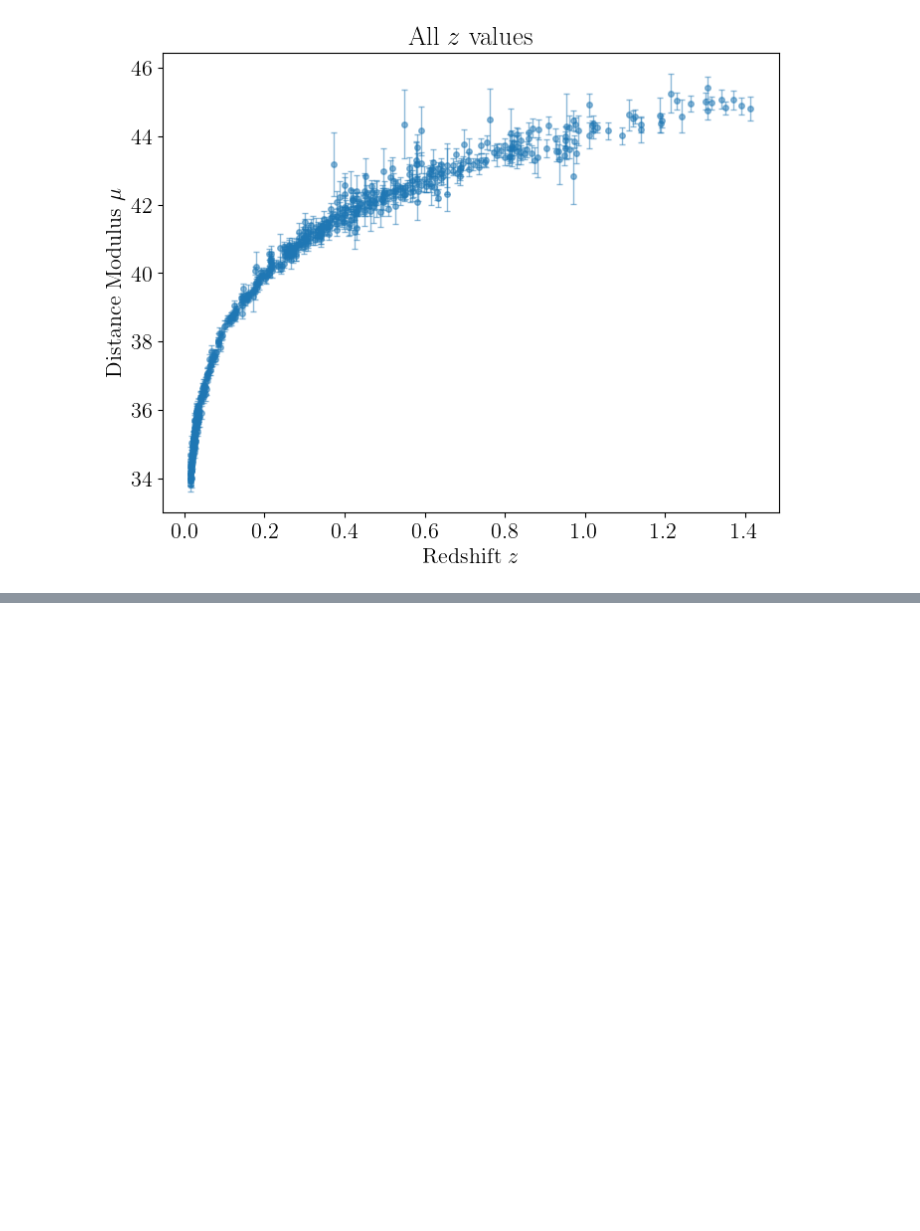
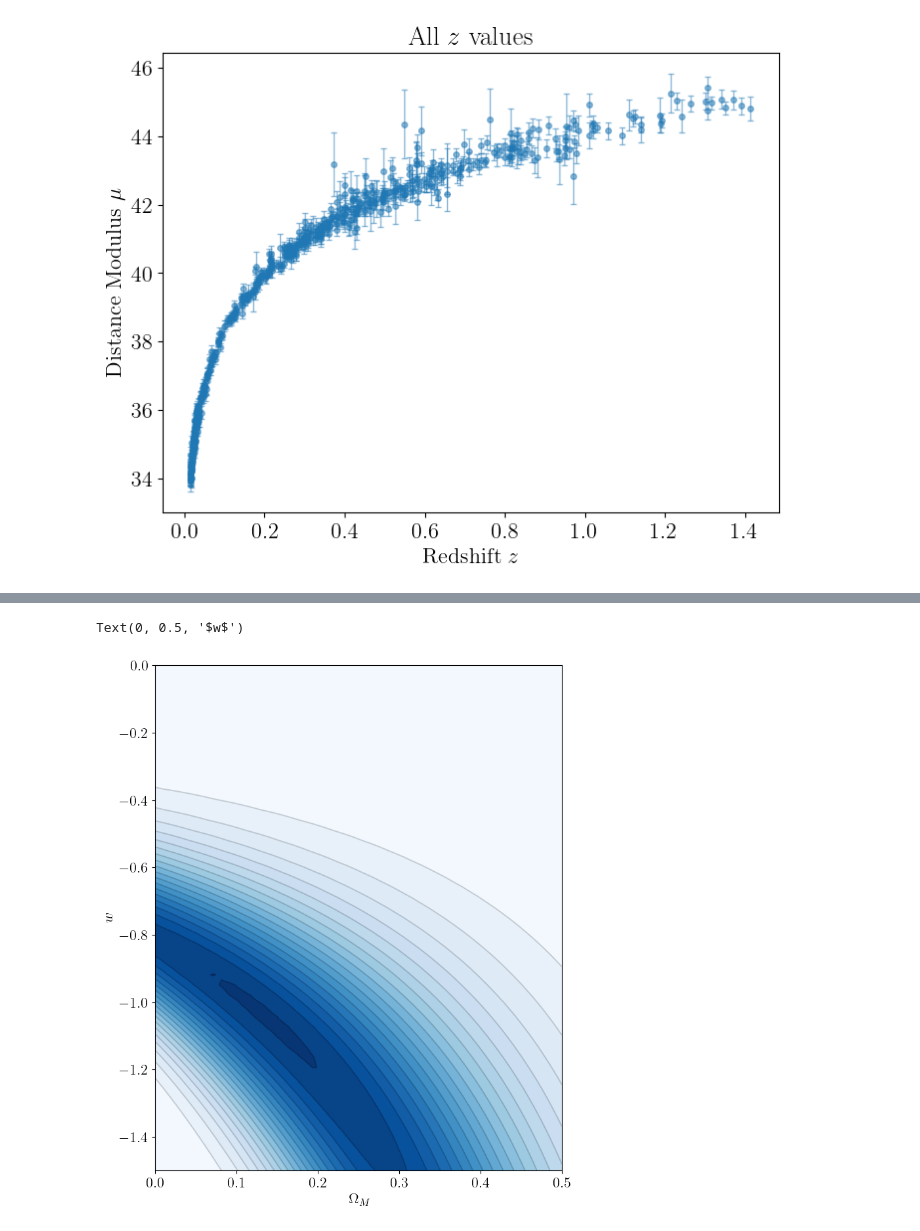
Before and after one commit to j-haralds/Advanced_sim, a Jupyter notebook: proj1_shared/proj1_2_jonatan.ipynb, the cells around one changed output, grey strips where cells are left out. Saved outputs shown, nothing was run; the diff lists cells and outputs as text; code cells hidden in the pictures; blank space fills up the shorter version.

```diff
--- a/proj1_shared/proj1_2_jonatan.ipynb
+++ b/proj1_shared/proj1_2_jonatan.ipynb
@@ -213,3 +235,12 @@ plt.ylabel('$q_0$')
+# %%
+plt.figure(figsize=(8,10))
+plt.contourf(1 - lam_grid, wgrid, like, levels=20, cmap='Blues',alpha =1)#,alpha=0.5)
+plt.contour(1 - lam_grid, wgrid, like, levels=20, colors = 'black',alpha = 0.15, linestyle = 'dashed')#,alpha=0.5)
+plt.xlabel('$\Omega_M$')
+plt.ylabel('$w$')
+# %% [output]
+Text(0, 0.5, '$w$')
+[figure, added]
 # %%
 theta_0 = [1,-1]
 
```
Also changed, not shown: parts of 7 cells of this notebook.
